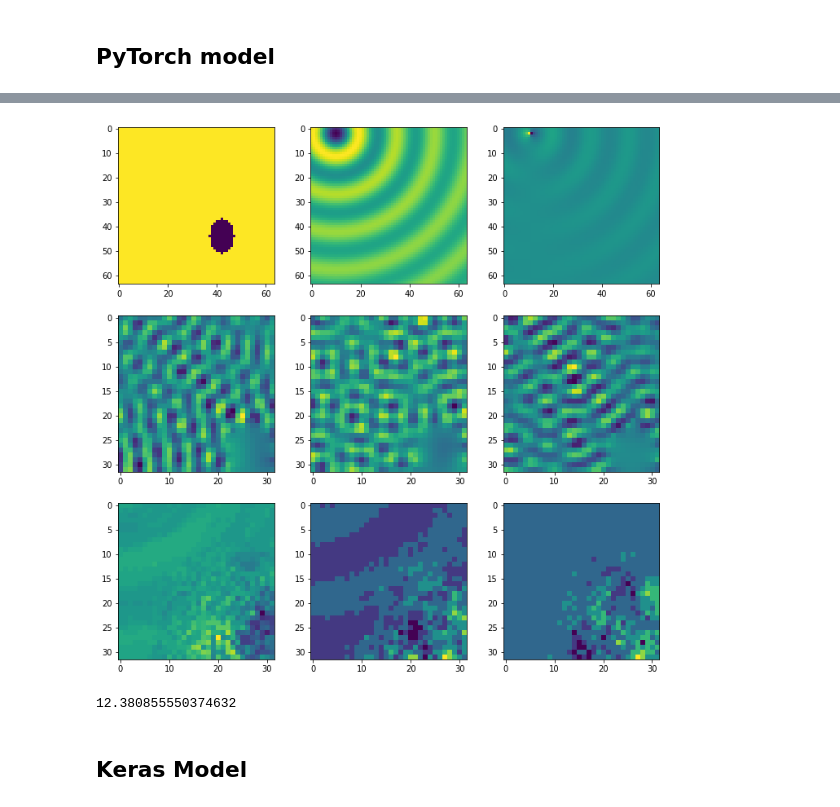
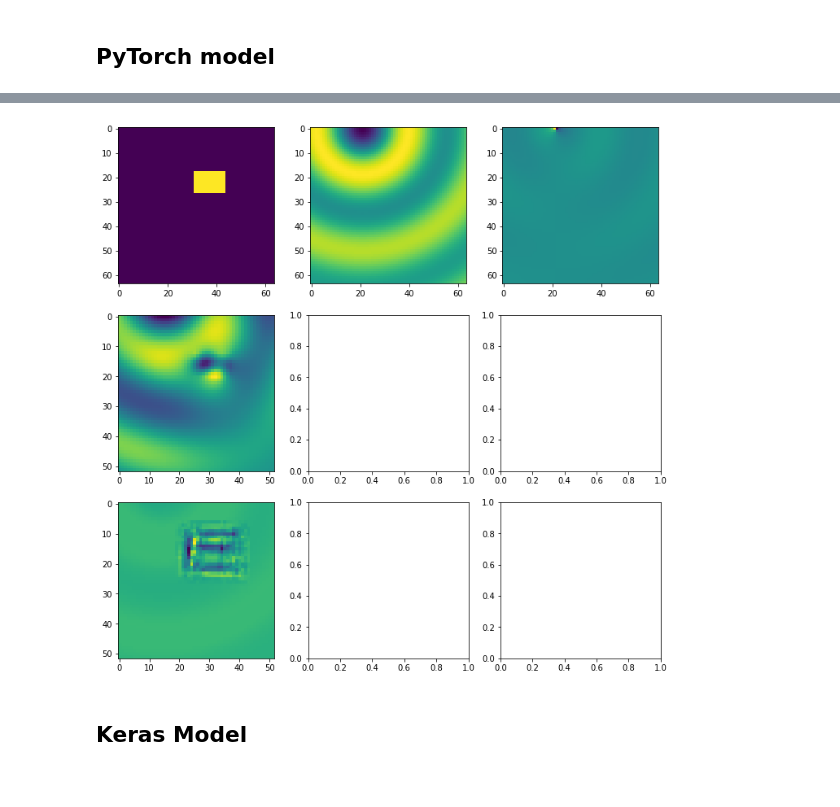
Before and after one commit to bencbartlett/neural-maxwell, a Jupyter notebook: CS229_Final_Project.ipynb, the cells around one changed output, grey strips where cells are left out. Drawn from its saved outputs; the diff is of its cells as text; code cells hidden in the pictures.

```diff
--- a/CS229_Final_Project.ipynb
+++ b/CS229_Final_Project.ipynb
@@ -27,0 +180,17 @@ make_batch(perm_ellipse, "ellipses")
+# %%
+model.eval()  # eval mode (batchnorm uses moving mean/variance instead of mini-batch mean/variance)
+data_list = []
+labels_list = []
+outputs_list = []
+
+with torch.no_grad():
+    for data, labels in pbar(test_loader):
+        data = data.to(device)
+        labels = labels.to(device)
+        outputs = model(data)
+        data_list.append(data)
+        labels_list.append(labels)
+        outputs_list.append(outputs)
+
+t_true = [tensor.item() for tensor in labels_list]
+t_pred = [tensor.item() for tensor in outputs_list]
@@ -28,5 +245,5 @@ make_batch(perm_ellipse, "ellipses")
 # %%
-data = load_batch("datasets/test.hdf5", "ellipses")
+data_batch = load_batch("datasets/test.hdf5", "ellipses")
 # %%
 # Show a random data point in the batch
 n = np.random.randint(0,500)
@@ -187,27 +419,33 @@ with torch.no_grad():
 # %%
 n = np.random.randint(0,2)
 m = np.random.randint(0,batch_size)
+
+# Ez, Hx, Hy mode
 eps, Ez_vac, Hx_vac, Hy_vac = data_list[n][m]
-Ez_true, Hx_true, Hy_true = labels_list[n][m]
-Ez_pred, Hx_pred, Hy_pred = outputs_list[n][m]
+# Ez_true, Hx_true, Hy_true = labels_list[n][m]
+# Ez_pred, Hx_pred, Hy_pred = outputs_list[n][m]
+
+# Just Ez mode
+# eps, Ez_vac = data_list[n][m]
+Ez_true = labels_list[n][m][0]
+Ez_pred = outputs_list[n][m][0]
 
 f, axarr = plt.subplots(3,3, figsize=(12,12))
+
 axarr[0,0].imshow(eps)
 axarr[0,1].imshow(Ez_vac)
 axarr[0,2].imshow(Hx_vac)
+
 axarr[1,0].imshow(Ez_true)
-axarr[1,1].imshow(Hx_true)
-axarr[1,2].imshow(Hy_true)
+# axarr[1,1].imshow(Hx_true)
+# axarr[1,2].imshow(Hy_true)
+
 axarr[2,0].imshow(Ez_pred)
-axarr[2,1].imshow(Hx_pred)
-axarr[2,2].imshow(Hy_pred)
+# axarr[2,1].imshow(Hx_pred)
+# axarr[2,2].imshow(Hy_pred)
 plt.show()
 # %% [output]
-[figure, old version]
+[figure, new version]
-# %%
-np.max(np.abs(data["Ez"]))
-# %% [output]
-12.380855550374632
 # %% [markdown]
 ## Keras Model
 # %%
```
Also changed, not shown: parts of 14 cells of this notebook, 4 other files.
